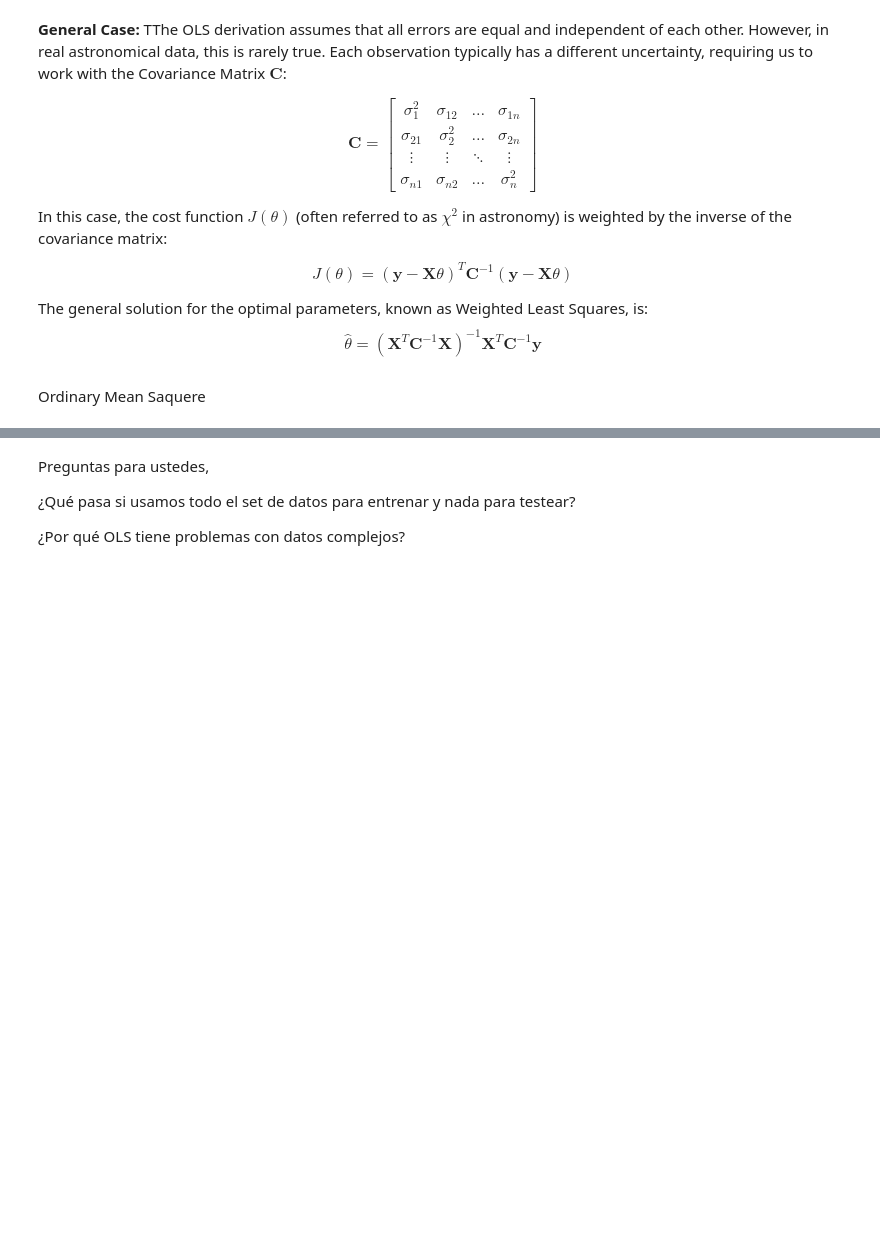
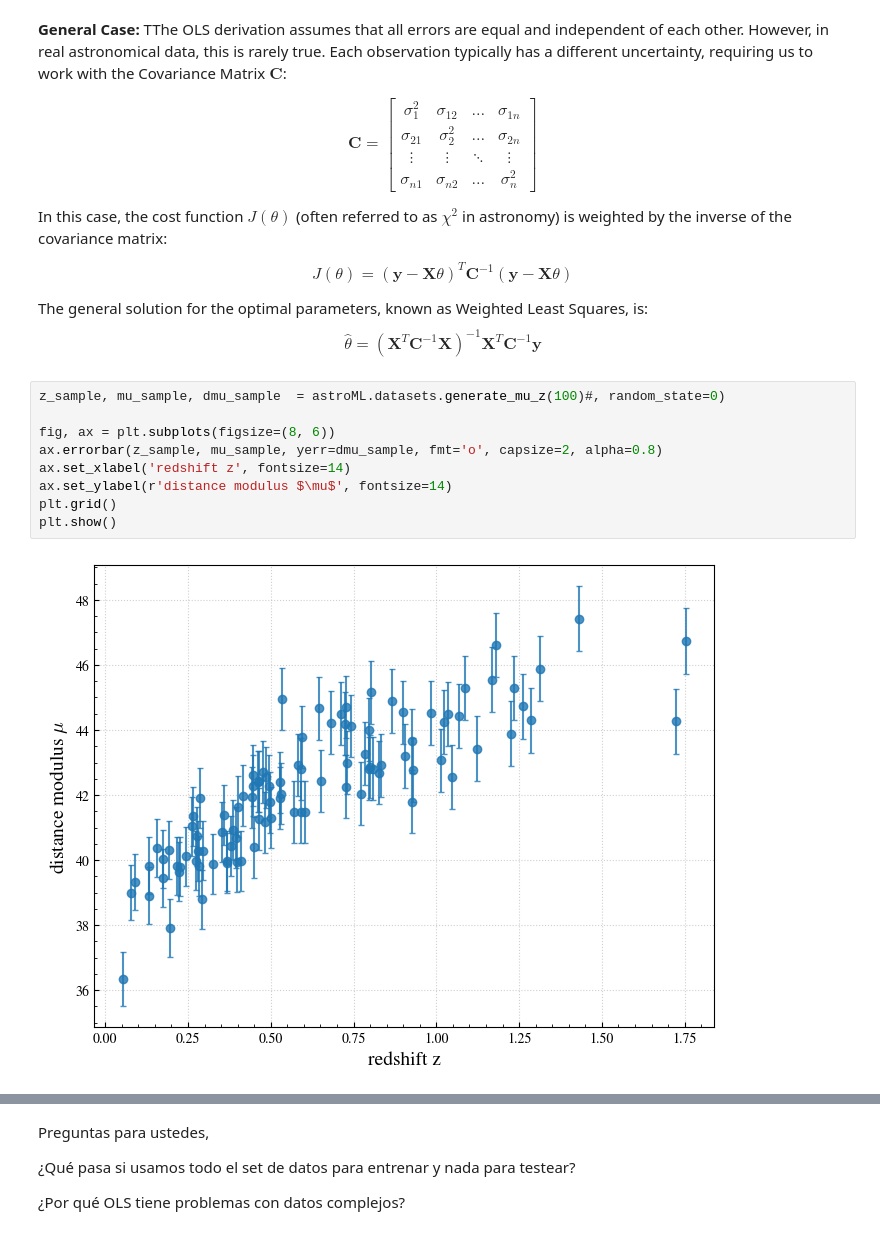
Before and after one commit to jurados/AS4501_Astroinformatic, a Jupyter notebook: Auxiliar/AUX1_LinearRegression.ipynb, the cells around one changed output, grey strips where cells are left out. Saved outputs shown, nothing was run; the diff lists cells and outputs as text; blank space fills up the shorter version.

```diff
--- a/Auxiliar/AUX1_LinearRegression.ipynb
+++ b/Auxiliar/AUX1_LinearRegression.ipynb
@@ -222,5 +257,14 @@ $$J(\theta) = (\mathbf{y} - \mathbf{X}\theta)^T \mathbf{C}^{-1} (\mathbf{y} - \m
 
 The general solution for the optimal parameters, known as Weighted Least Squares, is:
 $$\hat{\theta} = \left(\mathbf{X}^T\mathbf{C}^{-1}\mathbf{X}\right)^{-1}\mathbf{X}^T \mathbf{C}^{-1} \mathbf{y}$$
-# %% [markdown]
-Ordinary Mean Saquere
+# %%
+z_sample, mu_sample, dmu_sample  = astroML.datasets.generate_mu_z(100)#, random_state=0)
+
+fig, ax = plt.subplots(figsize=(8, 6))
+ax.errorbar(z_sample, mu_sample, yerr=dmu_sample, fmt='o', capsize=2, alpha=0.8)
+ax.set_xlabel('redshift z', fontsize=14)
+ax.set_ylabel(r'distance modulus $\mu$', fontsize=14)
+plt.grid()
+plt.show()
+# %% [output]
+[figure, added]
```
Also changed, not shown: parts of 20 cells of this notebook.
